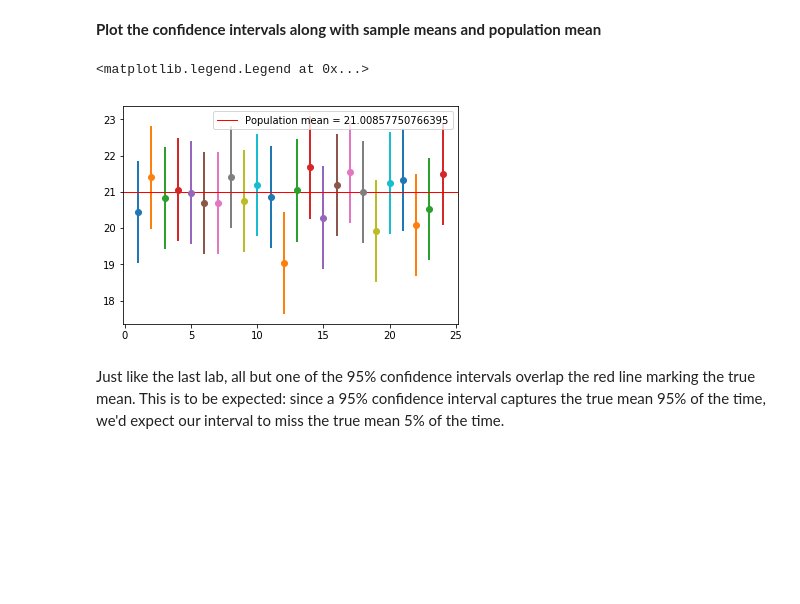
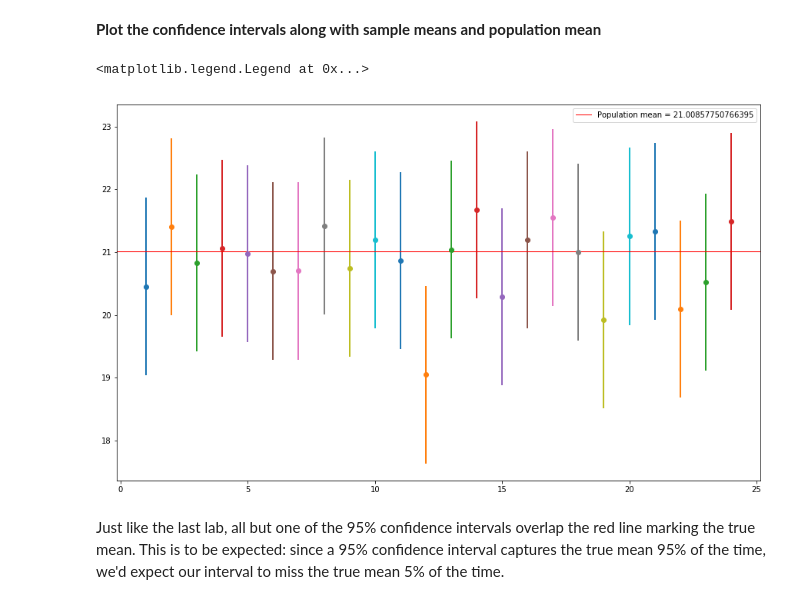
Before and after one commit to graceh3/dsc-2-19-17-confidence-intervals-with-t-distribution-lab-nyc-ds-career-012819, a Jupyter notebook: index.ipynb, the cells around one changed output. Cells and saved outputs as stored; diff of their text form; code cells hidden in the pictures; blank space fills up the shorter version.

```diff
--- a/index.ipynb
+++ b/index.ipynb
@@ -198,14 +198,14 @@ Confidence intervals:  [(19.383170563833833, 21.697028631437046), (18.9905751961
 # Draw the mean and confidence interval for each sample
 # Draw the population mean
 # %%
-
+plt.figure(figsize=(15,9))
 for i in range(1, len(sample_means)):
     plt.errorbar(i, sample_means[i], yerr=margin_of_error, linewidth = 2, fmt = "o")
 plt.axhline(y = pop_ages[0].mean(), color= "red", linewidth = 1, label = "Population mean = {}".format(pop_ages[0].mean()))
 plt.legend()
 # %% [output]
 <matplotlib.legend.Legend at 0x...>
-[figure, old version]
+[figure, new version]
 # %% [markdown]
 Just like the last lab, all but one of the 95% confidence intervals overlap the red line marking the true mean. This is to be expected: since a 95% confidence interval captures the true mean 95% of the time, we'd expect our interval to miss the true mean 5% of the time.
 # %% [markdown]
```
